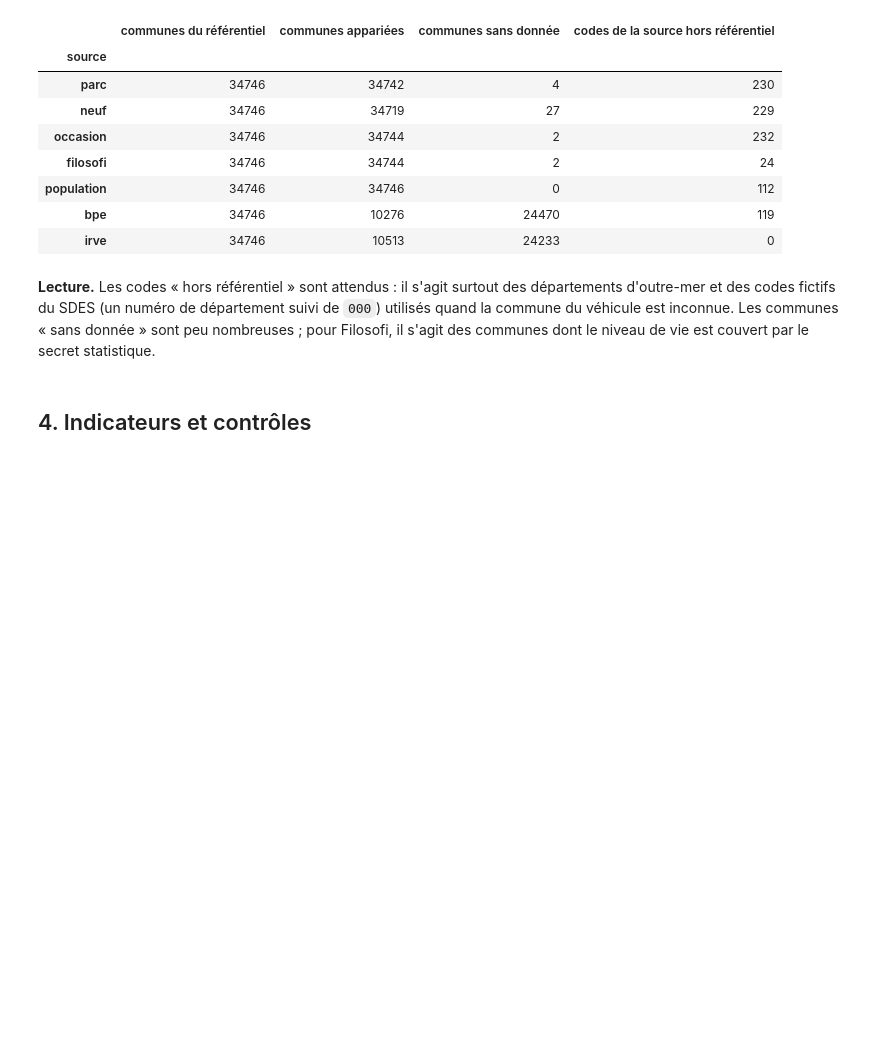
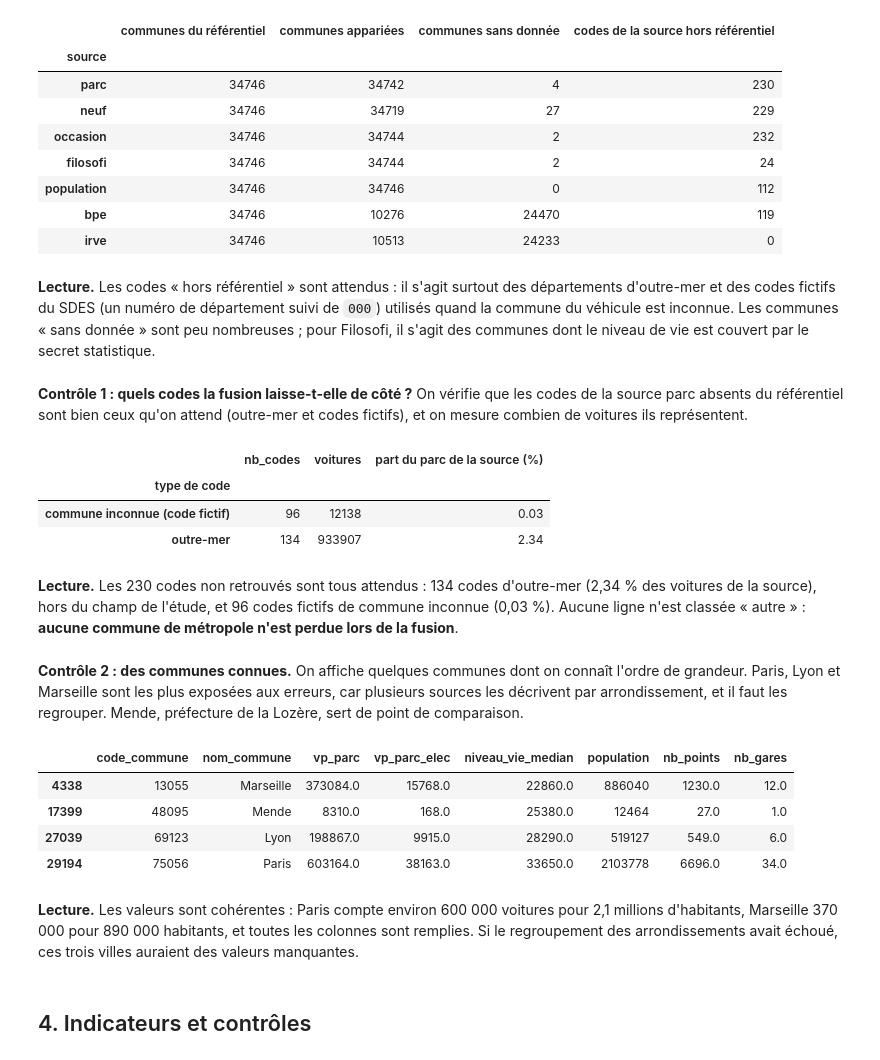
Before and after one commit to nathanbouchema-creator/projet-voiture-electrique, a Jupyter notebook: notebook.ipynb, the cells around one changed output. Saved outputs shown, nothing was run; the diff lists cells and outputs as text; code cells hidden in the pictures; blank space fills up the shorter version.

Commit message:
Section 3 : contrôle des codes hors référentiel et de communes connues

```diff
--- a/notebook.ipynb
+++ b/notebook.ipynb
@@ -168,6 +168,45 @@ else:
 | irve | 34746 | 10513 | 24233 | 0 |
 # %% [markdown]
 **Lecture.** Les codes « hors référentiel » sont attendus : il s'agit surtout des départements d'outre-mer et des codes fictifs du SDES (un numéro de département suivi de `000`) utilisés quand la commune du véhicule est inconnue. Les communes « sans donnée » sont peu nombreuses ; pour Filosofi, il s'agit des communes dont le niveau de vie est couvert par le secret statistique.
+# %% [markdown]
+**Contrôle 1 : quels codes la fusion laisse-t-elle de côté ?** On vérifie que les codes de la source parc absents du référentiel sont bien ceux qu'on attend (outre-mer et codes fictifs), et on mesure combien de voitures ils représentent.
+# %%
+if "parc" in tables:
+    hors = fusion.codes_hors_referentiel(tables["parc"], referentiel, "vp_parc")
+    code = hors["code_commune"]
+    hors["type de code"] = "autre"
+    hors.loc[code.str.startswith("97"), "type de code"] = "outre-mer"
+    hors.loc[code.str.endswith("000"), "type de code"] = "commune inconnue (code fictif)"
+
+    resume_hors = hors.groupby("type de code").agg(
+        nb_codes=("code_commune", "size"), voitures=("vp_parc", "sum"))
+    resume_hors["part du parc de la source (%)"] = (
+        100 * resume_hors["voitures"] / tables["parc"]["vp_parc"].sum()).round(2)
+    display(resume_hors)
+# %% [output]
+|  | nb_codes | voitures | part du parc de la source (%) |
+| type de code |  |  |  |
+| commune inconnue (code fictif) | 96 | 12138 | 0.03 |
+| outre-mer | 134 | 933907 | 2.34 |
+# %% [markdown]
+**Lecture.** Les 230 codes non retrouvés sont tous attendus : 134 codes d'outre-mer (2,34 % des voitures de la source), hors du champ de l'étude, et 96 codes fictifs de commune inconnue (0,03 %). Aucune ligne n'est classée « autre » : **aucune commune de métropole n'est perdue lors de la fusion**.
+# %% [markdown]
+**Contrôle 2 : des communes connues.** On affiche quelques communes dont on connaît l'ordre de grandeur. Paris, Lyon et Marseille sont les plus exposées aux erreurs, car plusieurs sources les décrivent par arrondissement, et il faut les regrouper. Mende, préfecture de la Lozère, sert de point de comparaison.
+# %%
+# Paris, Lyon, Marseille (arrondissements regroupés) et Mende
+communes_test = ["75056", "69123", "13055", "48095"]
+display(fusion.verifier_cas_connus(
+    base, communes_test,
+    ["vp_parc", "vp_parc_elec", "niveau_vie_median", "population", "nb_points", "nb_gares"],
+))
+# %% [output]
+|  | code_commune | nom_commune | vp_parc | vp_parc_elec | niveau_vie_median | population | nb_points | nb_gares |
+| 4338 | 13055 | Marseille | 373084.0 | 15768.0 | 22860.0 | 886040 | 1230.0 | 12.0 |
+| 17399 | 48095 | Mende | 8310.0 | 168.0 | 25380.0 | 12464 | 27.0 | 1.0 |
+| 27039 | 69123 | Lyon | 198867.0 | 9915.0 | 28290.0 | 519127 | 549.0 | 6.0 |
+| 29194 | 75056 | Paris | 603164.0 | 38163.0 | 33650.0 | 2103778 | 6696.0 | 34.0 |
+# %% [markdown]
+**Lecture.** Les valeurs sont cohérentes : Paris compte environ 600 000 voitures pour 2,1 millions d'habitants, Marseille 370 000 pour 890 000 habitants, et toutes les colonnes sont remplies. Si le regroupement des arrondissements avait échoué, ces trois villes auraient des valeurs manquantes.
 # %% [markdown]
 <a id="indicateurs"></a>
 ## 4. Indicateurs et contrôles
```
Also changed, not shown: parts of 1 cell of this notebook.
